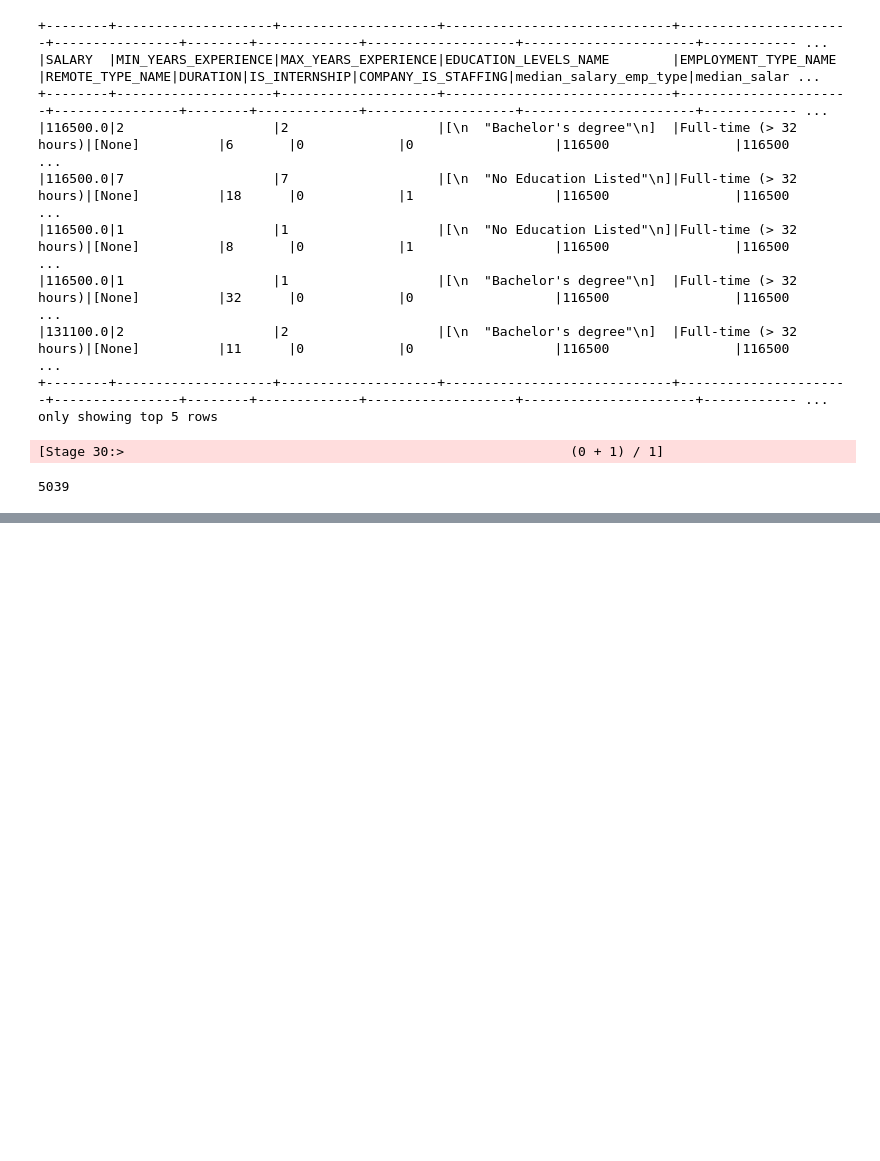
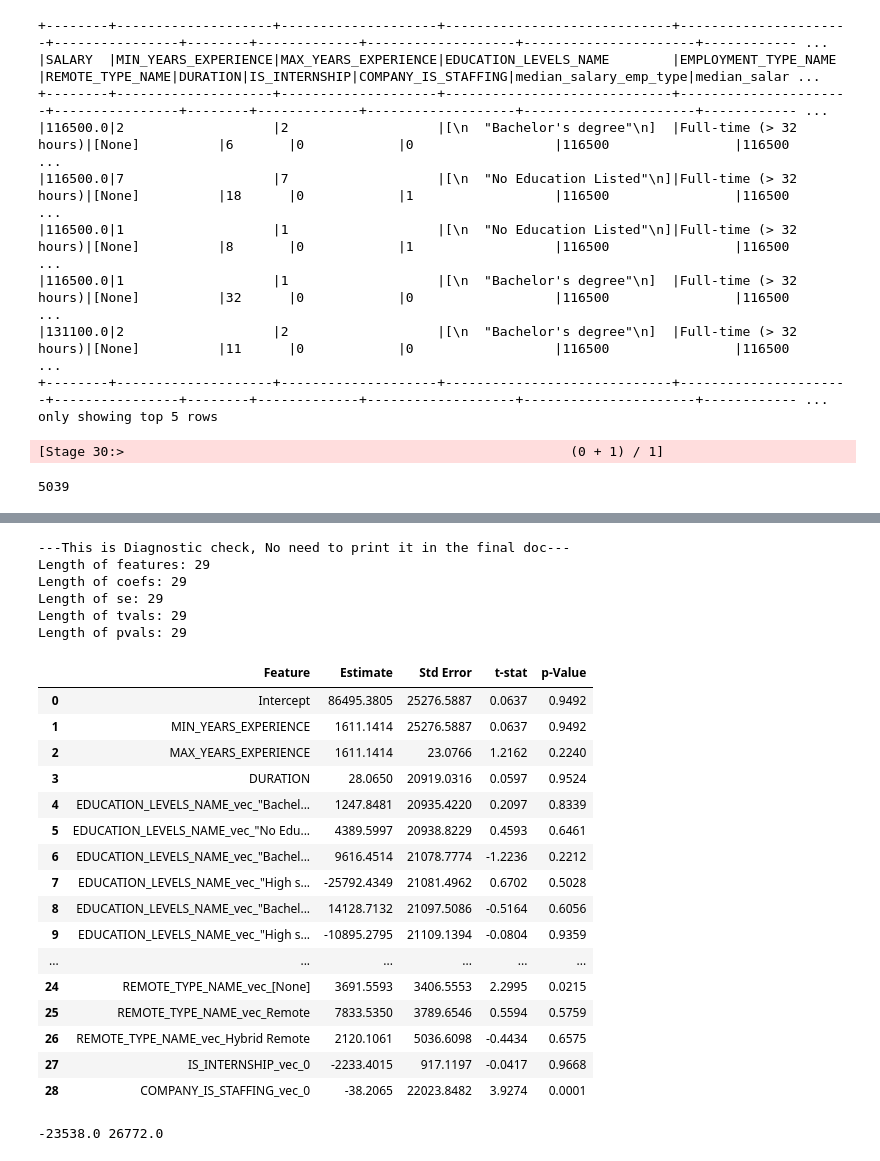
Before and after one commit to julio1the/A4, a Jupyter notebook: assignment04_sol.ipynb, the cells around one changed output, grey strips where cells are left out. Cells and saved outputs as stored; diff of their text form; code cells hidden in the pictures; blank space fills up the shorter version.

```diff
--- a/assignment04_sol.ipynb
+++ b/assignment04_sol.ipynb
@@ -172,6 +188,7 @@ only showing top 5 rows
 # Clean Education Levels by cleaning \n and array brackets
 from pyspark.sql.functions import regexp_replace, trim
 regression_df = regression_df.withColumn("EDUCATION_LEVELS_NAME",trim(regexp_replace(col("EDUCATION_LEVELS_NAME"), r"[\[\]\n]", "")))
+
 
 # Index and One-Hot Encode
 indexers = [StringIndexer(inputCol=col, outputCol=f"{col}_idx", handleInvalid='skip') for col in categorical_cols]
@@ -181,8 +198,7 @@ encoders = [OneHotEncoder(inputCol=f"{col}_idx", outputCol=f"{col}_vec") for col
 # Assemble base features (for GLR and Random Forest)
 assembler = VectorAssembler(
     inputCols=[
-        "MIN_YEARS_EXPERIENCE", "MAX_YEARS_EXPERIENCE", "DURATION",
-        "IS_INTERNSHIP", "COMPANY_IS_STAFFING"
+        "MIN_YEARS_EXPERIENCE", "MAX_YEARS_EXPERIENCE", "DURATION"
     ] + [f"{col}_vec" for col in categorical_cols],
     outputCol="features"
 )
@@ -239,0 +344,65 @@ print((regression_test.count(), len(regression_test.columns)))
+# %%
+# 1. Pull feature names directly from Java backend
+feature_names = summary._call_java("featureNames")
+
+# 2. Construct full table including intercept
+features = ["Intercept"] + feature_names
+coefs = [glr_model.intercept] + list(glr_model.coefficients)
+se = list(summary.coefficientStandardErrors)
+tvals = list(summary.tValues)
+pvals = list(summary.pValues)
+
+#This block ensures all regression output values (coefficients, errors, t-values, p-values) align correctly before building a summary table.
+print("---This is Diagnostic check, No need to print it in the final doc---")
+print("Length of features:", len(features))
+print("Length of coefs:", len(coefs))
+print("Length of se:", len(se))
+print("Length of tvals:", len(tvals))
+print("Length of pvals:", len(pvals))
+# %% [output]
+---This is Diagnostic check, No need to print it in the final doc---
+Length of features: 29
+Length of coefs: 29
+Length of se: 29
+Length of tvals: 29
+Length of pvals: 29
+# %%
+import pandas as pd
+from tabulate import tabulate
+from IPython.display import HTML
+
+coef_table = pd.DataFrame({
+    "Feature": features,
+    "Estimate": [f"{v:.4f}" if v is not None else None for v in coefs],
+    "Std Error": [f"{v:.4f}" if v is not None else None for v in se],
+    "t-stat": [f"{v:.4f}" if v is not None else None for v in tvals],
+    "p-Value": [f"{v:.4f}" if v is not None else None for v in pvals]
+})
+
+# 4. Save for report
+coef_table.to_csv("output/glr_summary.csv", index=False)
+
+# 5. Optional pretty print
+HTML(coef_table.to_html())
+# %% [output]
+|  | Feature | Estimate | Std Error | t-stat | p-Value |
+| 0 | Intercept | 86495.3805 | 25276.5887 | 0.0637 | 0.9492 |
+| 1 | MIN_YEARS_EXPERIENCE | 1611.1414 | 25276.5887 | 0.0637 | 0.9492 |
+| 2 | MAX_YEARS_EXPERIENCE | 1611.1414 | 23.0766 | 1.2162 | 0.2240 |
+| 3 | DURATION | 28.0650 | 20919.0316 | 0.0597 | 0.9524 |
+| 4 | EDUCATION_LEVELS_NAME_vec_"Bachel... | 1247.8481 | 20935.4220 | 0.2097 | 0.8339 |
+| 5 | EDUCATION_LEVELS_NAME_vec_"No Edu... | 4389.5997 | 20938.8229 | 0.4593 | 0.6461 |
+| 6 | EDUCATION_LEVELS_NAME_vec_"Bachel... | 9616.4514 | 21078.7774 | -1.2236 | 0.2212 |
+| 7 | EDUCATION_LEVELS_NAME_vec_"High s... | -25792.4349 | 21081.4962 | 0.6702 | 0.5028 |
+| 8 | EDUCATION_LEVELS_NAME_vec_"Bachel... | 14128.7132 | 21097.5086 | -0.5164 | 0.6056 |
+| 9 | EDUCATION_LEVELS_NAME_vec_"High s... | -10895.2795 | 21109.1394 | -0.0804 | 0.9359 |
+| ... | ... | ... | ... | ... | ... |
+| 24 | REMOTE_TYPE_NAME_vec_[None] | 3691.5593 | 3406.5553 | 2.2995 | 0.0215 |
+| 25 | REMOTE_TYPE_NAME_vec_Remote | 7833.5350 | 3789.6546 | 0.5594 | 0.5759 |
+| 26 | REMOTE_TYPE_NAME_vec_Hybrid Remote | 2120.1061 | 5036.6098 | -0.4434 | 0.6575 |
+| 27 | IS_INTERNSHIP_vec_0 | -2233.4015 | 917.1197 | -0.0417 | 0.9668 |
+| 28 | COMPANY_IS_STAFFING_vec_0 | -38.2065 | 22023.8482 | 3.9274 | 0.0001 |
+# %%
+print(1617.0 - 25155.0, 1617.0 + 25155.0)
+# %% [output]
+-23538.0 26772.0
```
Also changed, not shown: parts of 22 cells of this notebook.
